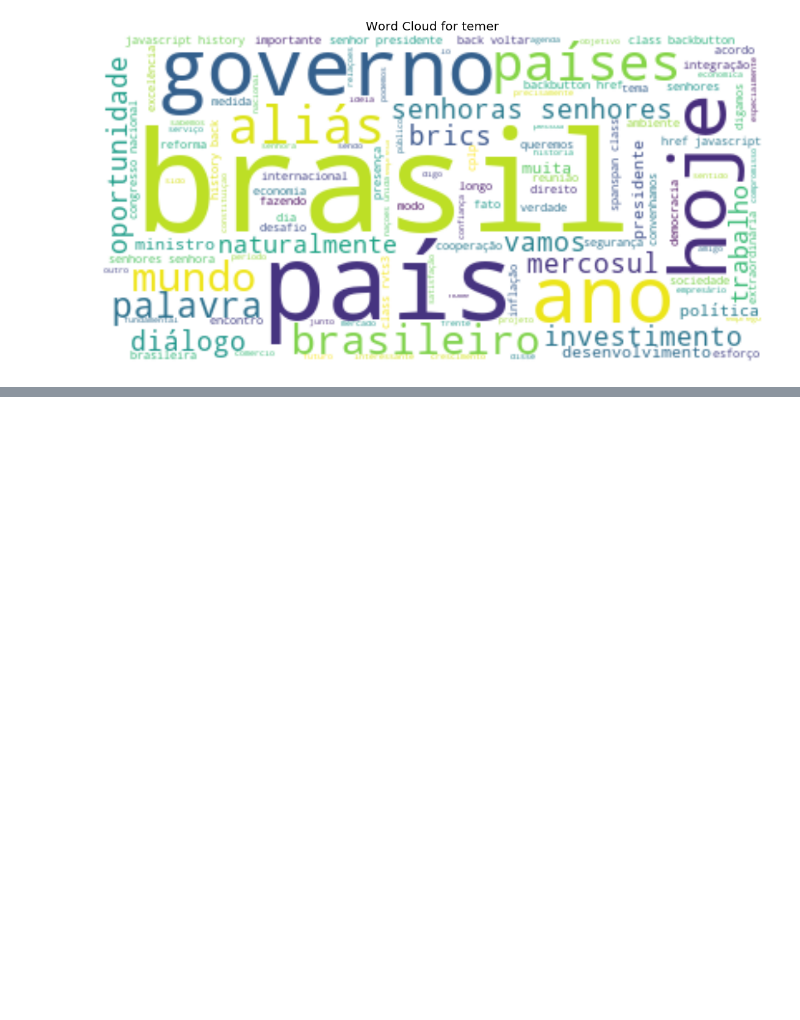
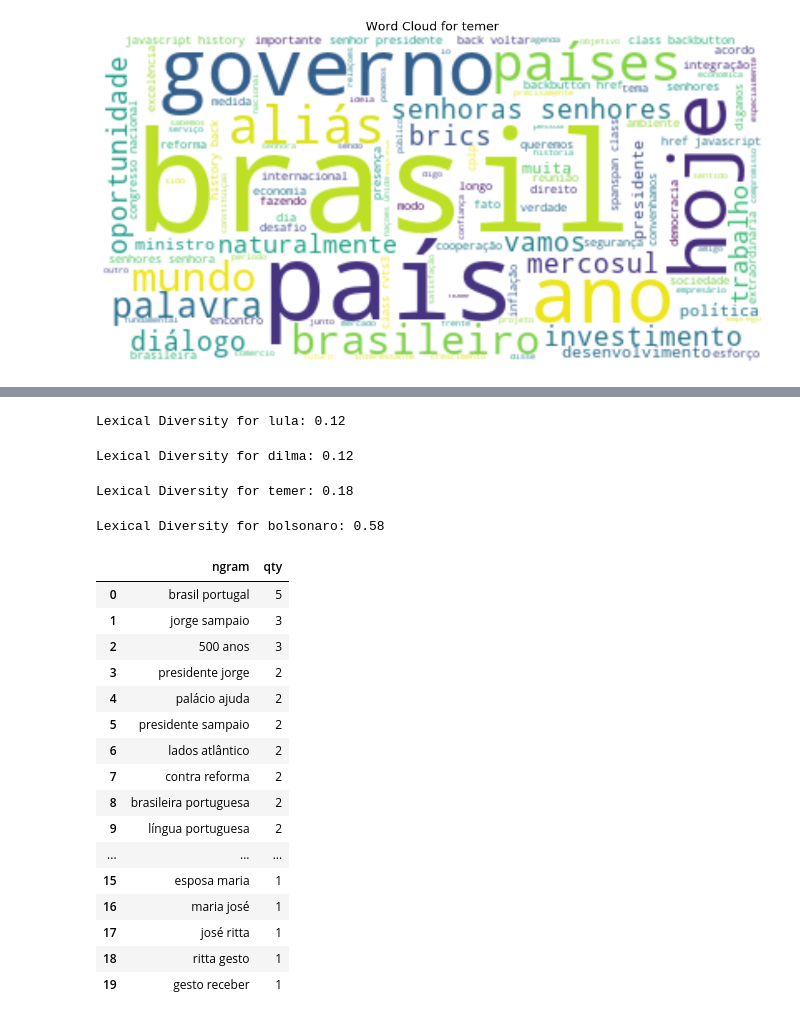
Before and after one commit to fclesio/lda-brazilian-books, a Jupyter notebook: src/lda-presidential-speeches.ipynb, the cells around one changed output, grey strips where cells are left out. Saved outputs shown, nothing was run; the diff lists cells and outputs as text; code cells hidden in the pictures; blank space fills up the shorter version.

```diff
--- a/src/lda-presidential-speeches.ipynb
+++ b/src/lda-presidential-speeches.ipynb
@@ -813,0 +841,52 @@ get_wordcloud(df_speech_consolidated, 'bolsonaro')
+# %%
+get_lexical_diversity(df_speech_consolidated, 'lula')
+# %% [output]
+Lexical Diversity for lula: 0.12
+# %%
+get_lexical_diversity(df_speech_consolidated, 'dilma')
+# %% [output]
+Lexical Diversity for dilma: 0.12
+# %%
+get_lexical_diversity(df_speech_consolidated, 'temer')
+# %% [output]
+Lexical Diversity for temer: 0.18
+# %%
+get_lexical_diversity(df_speech_consolidated, 'bolsonaro')
+# %% [output]
+Lexical Diversity for bolsonaro: 0.58
+# %%
+def get_word_ngrams_list(df, president, word_ngram):
+
+    def get_top_word_n_bigram(corpus, n=None):
+        vec = CountVectorizer(ngram_range=(word_ngram, word_ngram)).fit(corpus)
+        bag_of_words = vec.transform(corpus)
+        sum_words = bag_of_words.sum(axis=0)
+        words_freq = [(word, sum_words[0, idx]) for word, idx in vec.vocabulary_.items()]
+        words_freq =sorted(words_freq, key = lambda x: x[1], reverse=True)
+        return words_freq[:n]
+
+
+    common_words = get_top_word_n_bigram(df[df['president'] == president]['text_processed'], 20)
+    df3 = pd.DataFrame(common_words, columns = ['ngram' , 'qty'])
+
+    return df3
+# %%
+get_word_ngrams_list(df_speech_consolidated, 'fhc', 2)
+# %% [output]
+|  | ngram | qty |
+| 0 | brasil portugal | 5 |
+| 1 | jorge sampaio | 3 |
+| 2 | 500 anos | 3 |
+| 3 | presidente jorge | 2 |
+| 4 | palácio ajuda | 2 |
+| 5 | presidente sampaio | 2 |
+| 6 | lados atlântico | 2 |
+| 7 | contra reforma | 2 |
+| 8 | brasileira portuguesa | 2 |
+| 9 | língua portuguesa | 2 |
+| ... | ... | ... |
+| 15 | esposa maria | 1 |
+| 16 | maria josé | 1 |
+| 17 | josé ritta | 1 |
+| 18 | ritta gesto | 1 |
+| 19 | gesto receber | 1 |
```
Also changed, not shown: parts of 32 cells of this notebook.
